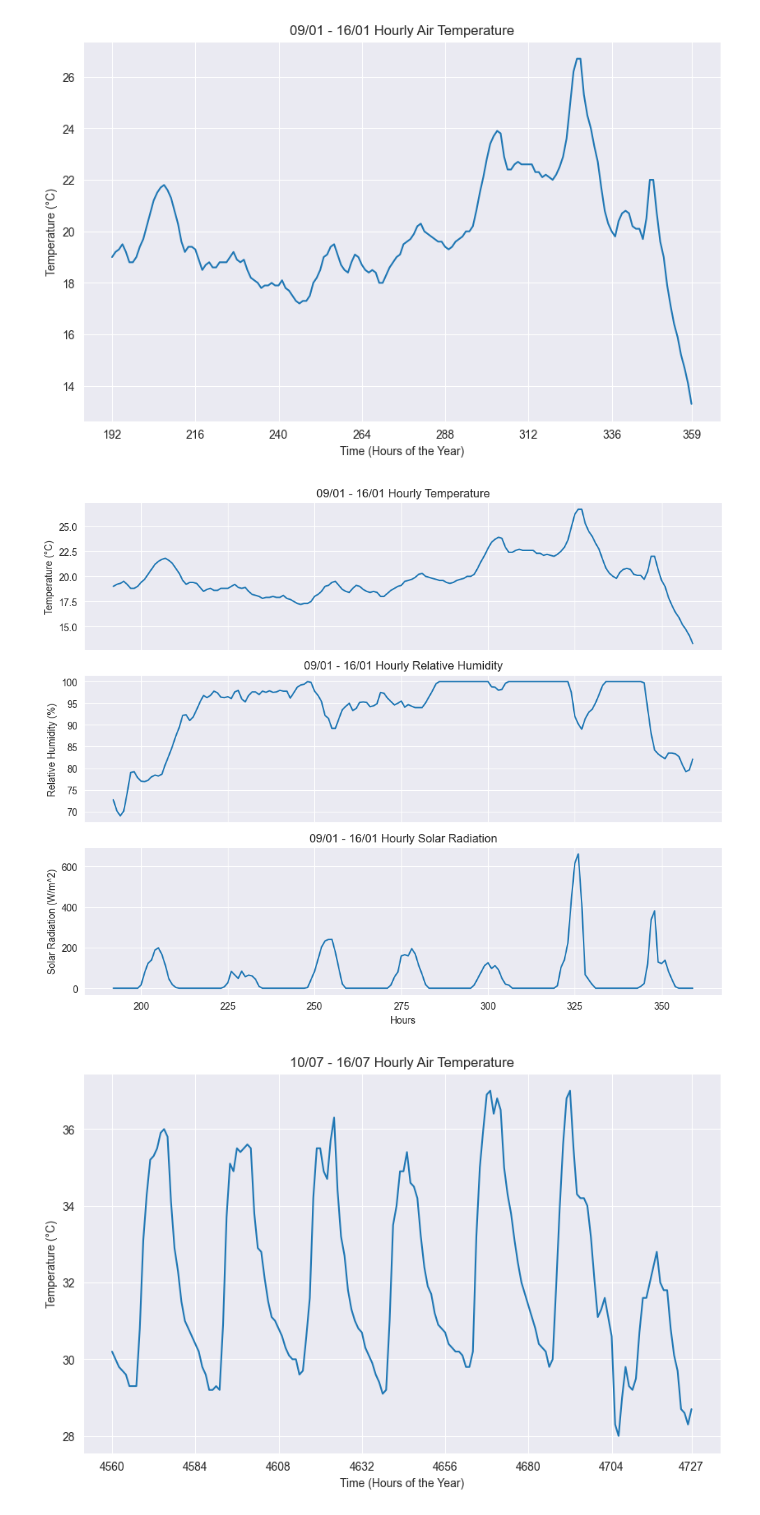
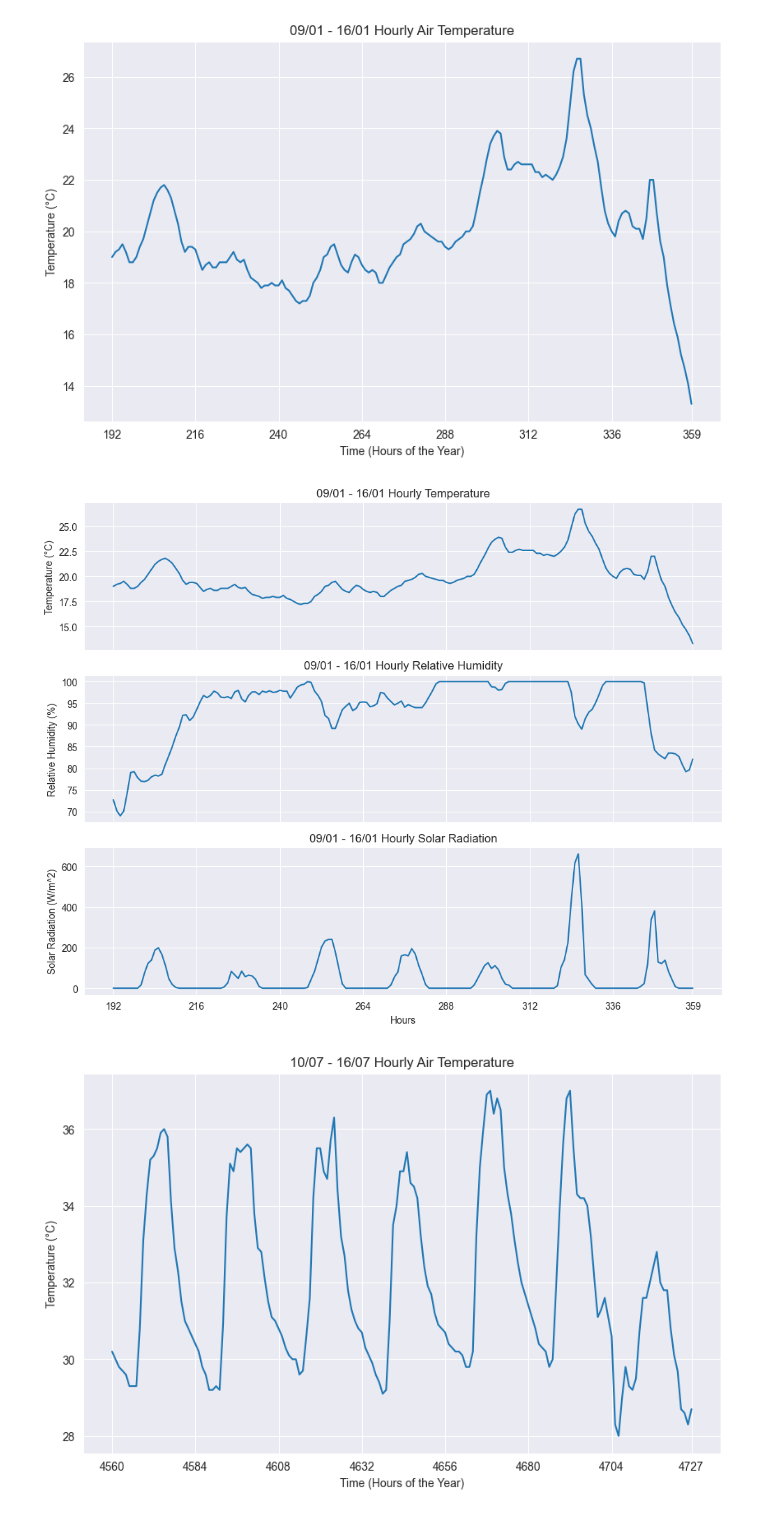
Before and after one commit to marcohl5/ME404_HongKongWeather, a Jupyter notebook: qc.ipynb, the cells around one changed output. Saved outputs shown, nothing was run; the diff lists cells and outputs as text; code cells hidden in the pictures.

Commit message:
+ bit of year

```diff
--- a/qc.ipynb
+++ b/qc.ipynb
@@ -99,3 +101,39 @@ plt.savefig("output-graphs/hourly_year_temp.png")
 plt.show()
 # %% [output]
 [figure]
+# %%
+df_maxmin_temp = df[["date", "temp(c)"]].copy()
+df_max_grouped = df_maxmin_temp.groupby(["date"]).max().rename(columns={"temp(c)": "max_temp(c)"})
+df_min_grouped = df_maxmin_temp.groupby(["date"]).min().rename(columns={"temp(c)": "min_temp(c)"})
+df_maxmin = df_max_grouped.merge(df_min_grouped, left_index=True, right_index=True).reset_index()
+
+
+df_melted = df_maxmin.melt(id_vars=["date"], value_vars=["max_temp(c)", "min_temp(c)"],
+                           var_name="Temperature Type", value_name="Temperature")
+
+# Plot config
+custom_palette = {"max_temp(c)": "#D62728", "min_temp(c)": "#1F77B4"}
+legend_labels = {"max_temp(c)": "Max Temperature", "min_temp(c)": "Min Temperature"}
+
+# Create the plot
+plt.figure(figsize=(10, 6))
+sns.lineplot(x="date",
+             y="Temperature",
+             hue="Temperature Type",
+             data=df_melted,
+             palette=custom_palette)
+
+sns.set_style("whitegrid")
+
+# Set custom legend
+legend = plt.legend(title="Temperature Type")
+for text in legend.get_texts():
+    text.set_text(legend_labels[text.get_text()])
+
+plt.title("2023 Daily Maximum and Minimum Temperature")
+plt.ylabel("Temperature (°C)")
+plt.xlabel("Time (Days of the Year)")
+# plt.xticks(rotation=30)
+plt.savefig("output-graphs/daily_year_maxmin_temp.png")
+
+plt.show()
@@ -136,24 +191,25 @@ plt.show()
 # %%
 cols_plot = {"temp(c)": "Temperature (°C)",
              "rel_humid(%)": "Relative Humidity (%)",
              "sol_rad(W/m^2)": "Solar Radiation (W/m^2)"}
 
 fig, axes = plt.subplots(len(cols_plot), 1, figsize=(10, 8), sharex=True)
 
 # Loop through each column and plot on a separate subplot
 for i, (key, value) in enumerate(cols_plot.items()):
     cleaned_label = re.sub(r"\s*\(.*?\)", "", value)
     sns.lineplot(x="hour", y=key, data=df_jan_week, ax=axes[i])
     axes[i].set_title(f"09/01 - 16/01 Hourly {cleaned_label}")
     axes[i].set_ylabel(value)
 
 # Set common x-axis label
 axes[-1].set_xlabel("Hours")
 
+plt.xticks(list(df_jan_week["hour"][::24]) + [df_jan_week["hour"].iloc[-1]])
 plt.tight_layout()  # Adjust layout
 plt.show()
 # %% [output]
-[figure, old version]
+[figure, new version]
 # %%
 plt.figure(figsize=(10, 6))
 
```
Also changed, not shown: parts of 5 cells of this notebook, 3 other files.
